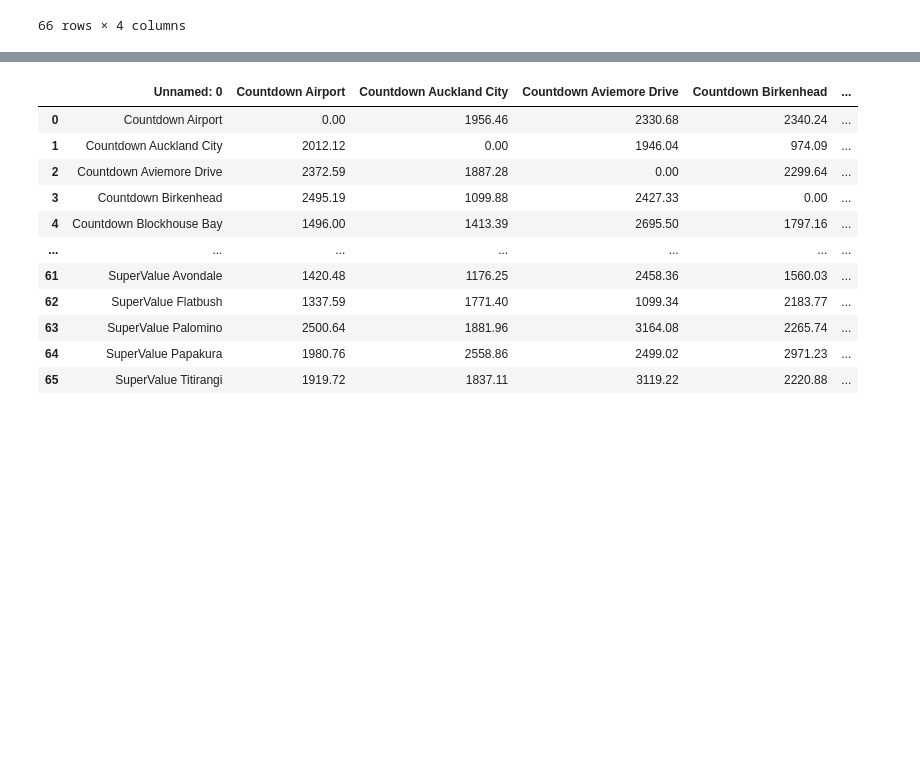
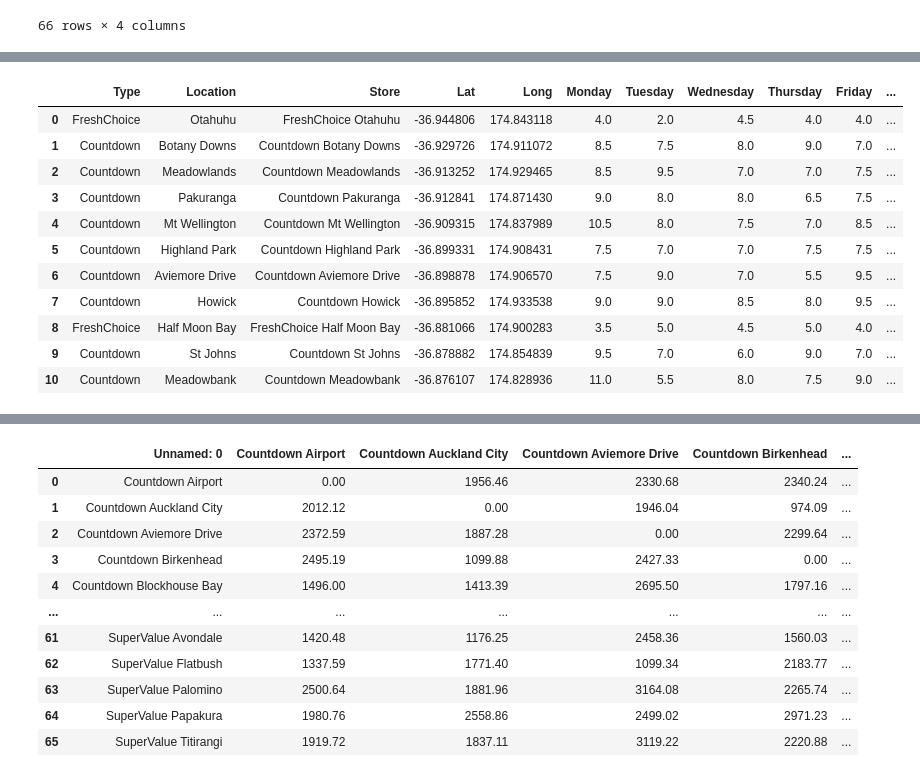
Before and after one commit to stho382/ENGSCI_Group_6_OR, a Jupyter notebook: OR_visualisations.ipynb, the cells around one changed output, grey strips where cells are left out. Cells and saved outputs as stored; diff of their text form; code cells hidden in the pictures; blank space fills up the shorter version.

```diff
--- a/OR_visualisations.ipynb
+++ b/OR_visualisations.ipynb
@@ -180,0 +183,15 @@ locations_df
+# %%
+locationsEast_df
+# %% [output]
+|  | Type | Location | Store | Lat | Long | Monday | Tuesday | Wednesday | Thursday | Friday | ... |
+| 0 | FreshChoice | Otahuhu | FreshChoice Otahuhu | -36.944806 | 174.843118 | 4.0 | 2.0 | 4.5 | 4.0 | 4.0 | ... |
+| 1 | Countdown | Botany Downs | Countdown Botany Downs | -36.929726 | 174.911072 | 8.5 | 7.5 | 8.0 | 9.0 | 7.0 | ... |
+| 2 | Countdown | Meadowlands | Countdown Meadowlands | -36.913252 | 174.929465 | 8.5 | 9.5 | 7.0 | 7.0 | 7.5 | ... |
+| 3 | Countdown | Pakuranga | Countdown Pakuranga | -36.912841 | 174.871430 | 9.0 | 8.0 | 8.0 | 6.5 | 7.5 | ... |
+| 4 | Countdown | Mt Wellington | Countdown Mt Wellington | -36.909315 | 174.837989 | 10.5 | 8.0 | 7.5 | 7.0 | 8.5 | ... |
+| 5 | Countdown | Highland Park | Countdown Highland Park | -36.899331 | 174.908431 | 7.5 | 7.0 | 7.0 | 7.5 | 7.5 | ... |
+| 6 | Countdown | Aviemore Drive | Countdown Aviemore Drive | -36.898878 | 174.906570 | 7.5 | 9.0 | 7.0 | 5.5 | 9.5 | ... |
+| 7 | Countdown | Howick | Countdown Howick | -36.895852 | 174.933538 | 9.0 | 9.0 | 8.5 | 8.0 | 9.5 | ... |
+| 8 | FreshChoice | Half Moon Bay | FreshChoice Half Moon Bay | -36.881066 | 174.900283 | 3.5 | 5.0 | 4.5 | 5.0 | 4.0 | ... |
+| 9 | Countdown | St Johns | Countdown St Johns | -36.878882 | 174.854839 | 9.5 | 7.0 | 6.0 | 9.0 | 7.0 | ... |
+| 10 | Countdown | Meadowbank | Countdown Meadowbank | -36.876107 | 174.828936 | 11.0 | 5.5 | 8.0 | 7.5 | 9.0 | ... |
```
Also changed, not shown: parts of 17 cells of this notebook, 2 other files.
